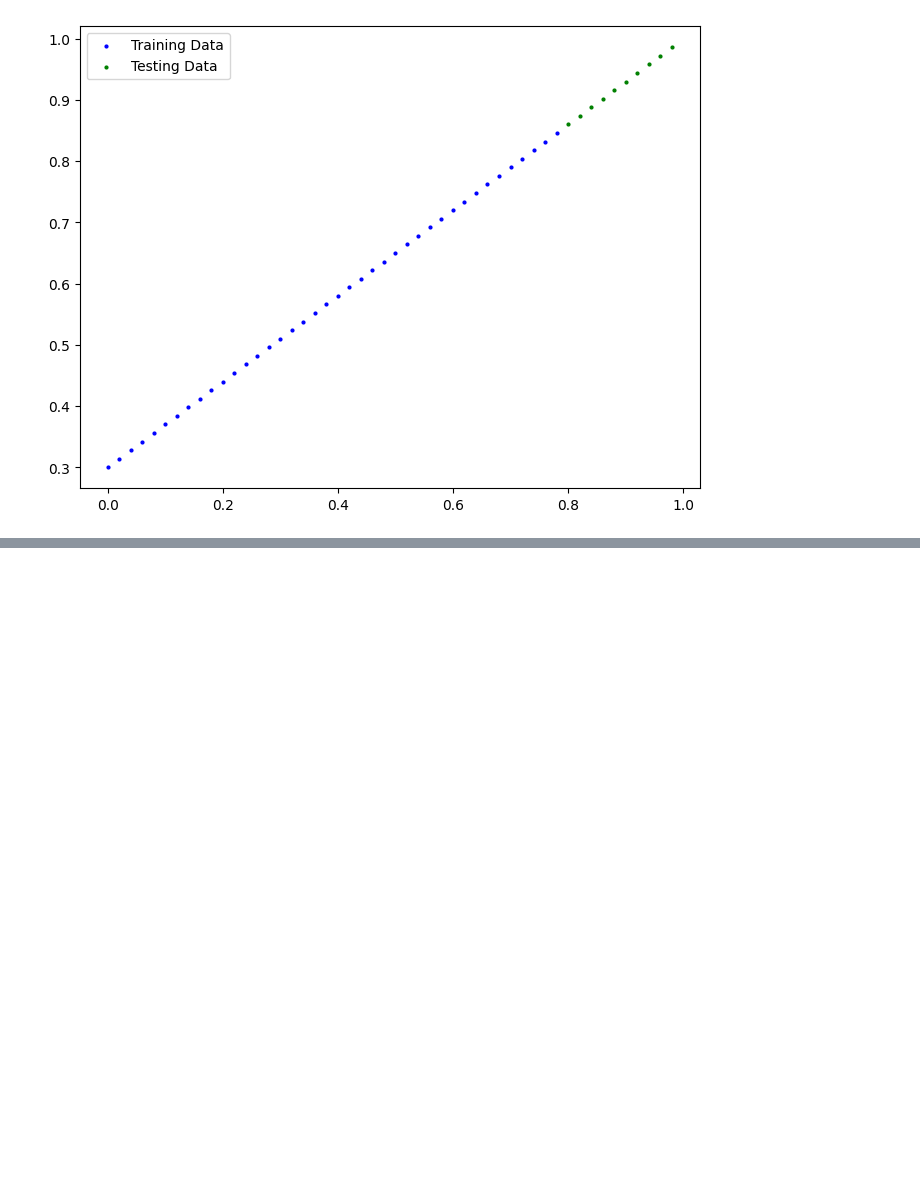
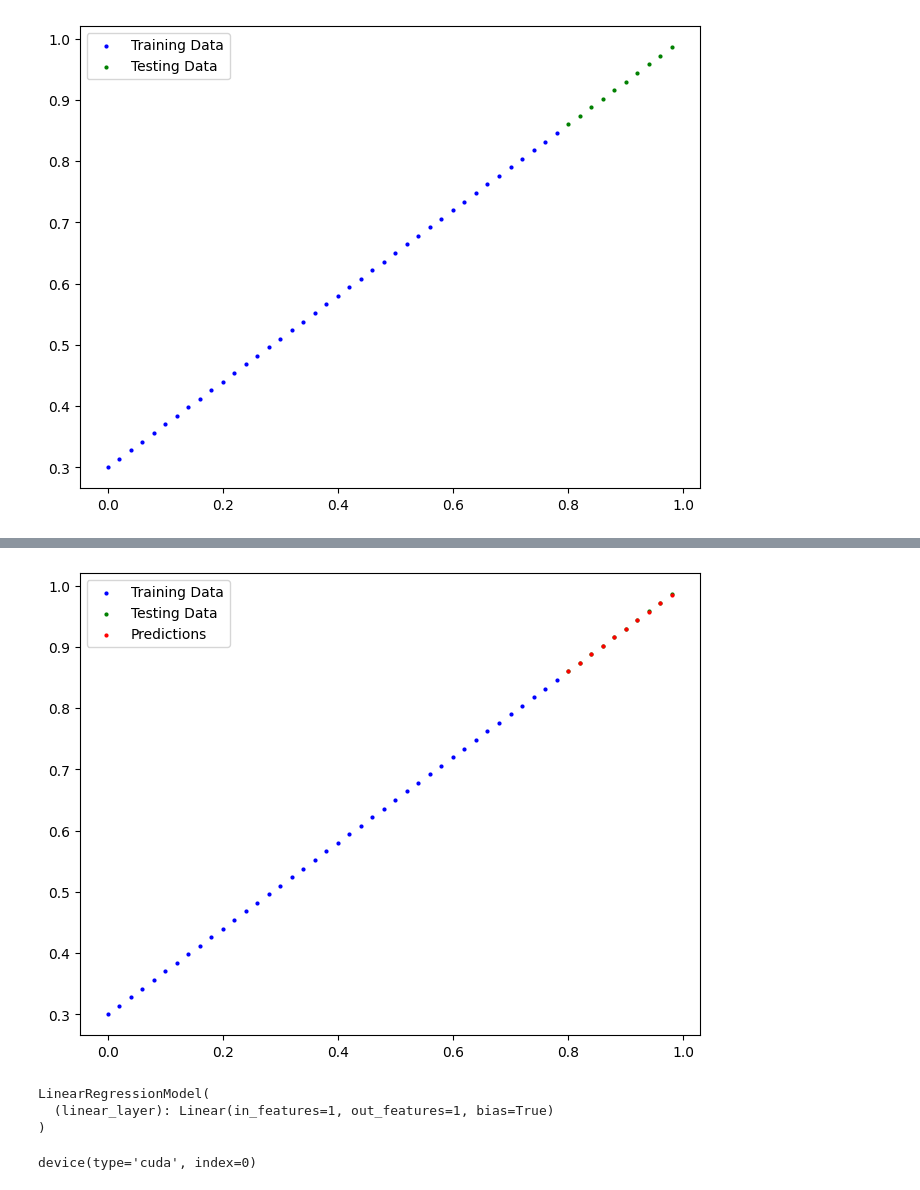
Before and after one commit to dilshvn/fcc-pytorch-for-DL, a Jupyter notebook: PT_fcc.ipynb, the cells around one changed output, grey strips where cells are left out. Drawn from its saved outputs; the diff is of its cells as text; code cells hidden in the pictures; blank space fills up the shorter version.

```diff
--- a/PT_fcc.ipynb
+++ b/PT_fcc.ipynb
@@ -1264,3 +1264,11 @@ plot_predictions(train_data=X_train,
                 test_labels=y_test)
 # %% [output]
 [figure]
+# %%
+class LinearRegressionModel(nn.Module):
+  def __init__(self):
+    super().__init__()
+    self.linear_layer = nn.Linear(1,1)
+
+  def forward(self,x):
+    return self.linear_layer(x)
@@ -1266,0 +1281,4 @@ plot_predictions(train_data=X_train,
+# %%
+torch.manual_seed(42)
+model_1 = LinearRegressionModel()
+model_1.state_dict()
@@ -1266,0 +1297,28 @@ plot_predictions(train_data=X_train,
+# %%
+loss_func = nn.L1Loss()
+optimizer = torch.optim.SGD(model_1.parameters(),0.01)
+# %%
+torch.manual_seed(42)
+epochs = 200
+
+X_train = X_train.to(device)
+y_train = y_train.to(device)
+X_test = X_test.to(device)
+y_test = y_test.to(device)
+
+for epoch in range(epochs):
+
+  model_1.train()
+  y_pred = model_1(X_train)
+  loss = loss_func(y_pred, y_train)
+  optimizer.zero_grad()
+  loss.backward()
+  optimizer.step()
+
+  model_1.eval()
+  with torch.inference_mode():
+    test_y_pred = model_1(X_test)
+    test_loss = loss_func(test_y_pred, y_test)
+
+  if epoch%10 == 0:
+    print(f'epoch:{epoch}, loss:{loss}, test_loss:{test_loss}')
@@ -1266,0 +1368,4 @@ plot_predictions(train_data=X_train,
+# %%
+plot_predictions(predictions=test_y_pred.cpu())
+# %% [output]
+[figure, added]
@@ -1266,0 +1381,12 @@ plot_predictions(train_data=X_train,
+# %%
+loaded_model_1 = LinearRegressionModel()
+loaded_model_1.load_state_dict(torch.load(MODEL_SAVE_PATH))
+loaded_model_1.to(device)
+# %% [output]
+LinearRegressionModel(
+  (linear_layer): Linear(in_features=1, out_features=1, bias=True)
+)
+# %%
+next(loaded_model_1.parameters()).device
+# %% [output]
+device(type='cuda', index=0)
```
Also changed, not shown: parts of 22 cells of this notebook.
